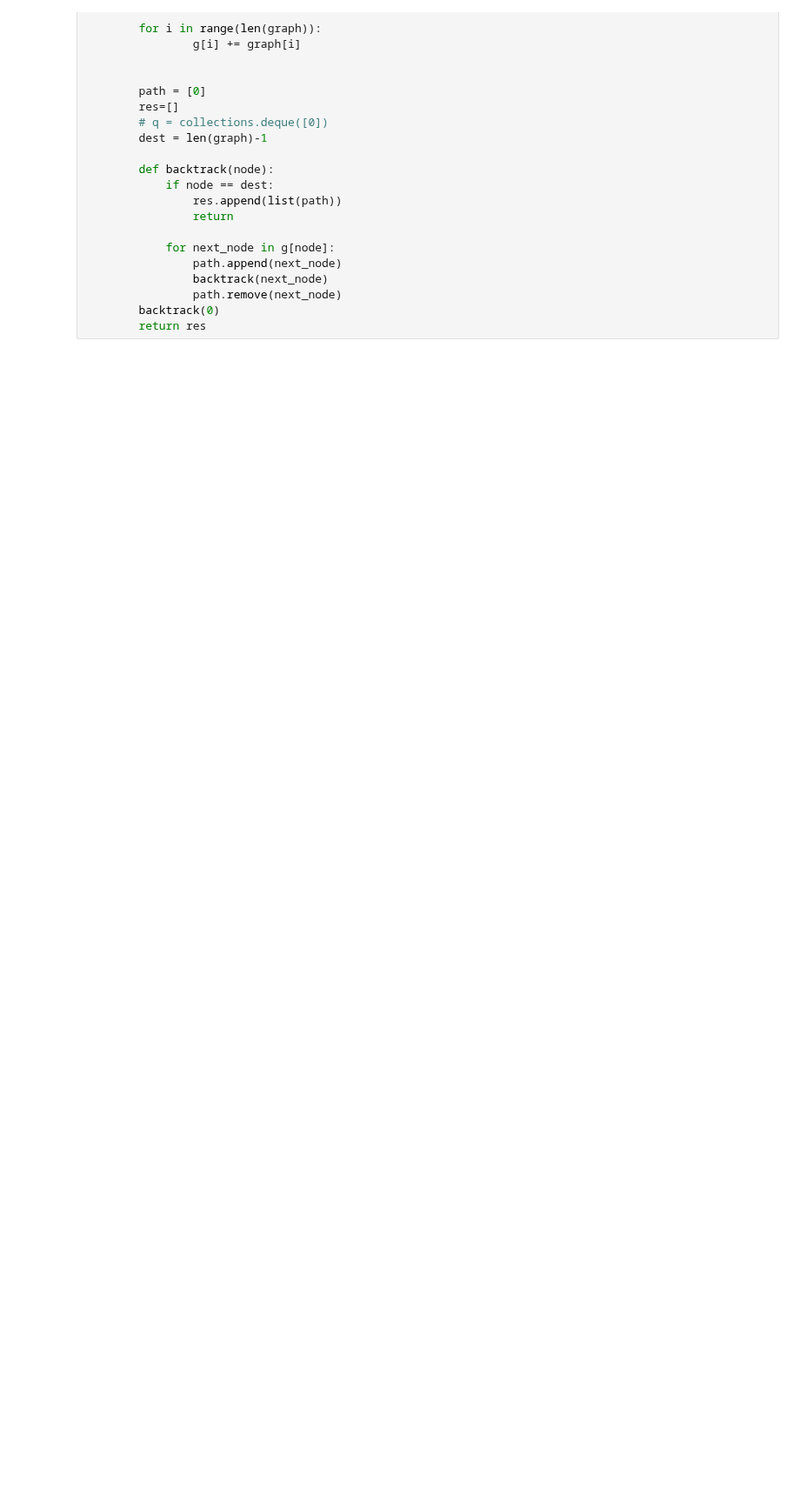
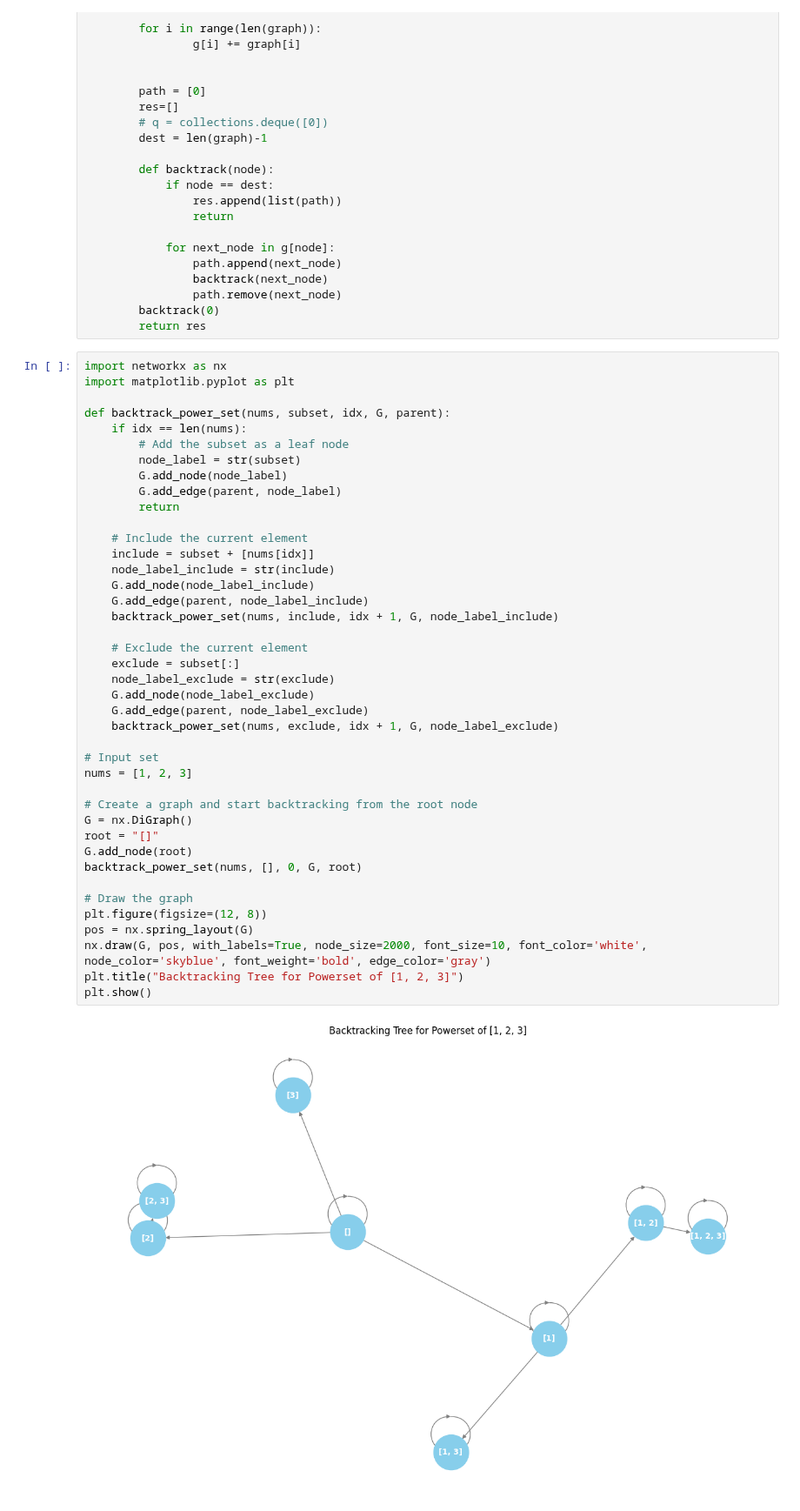
Before and after one commit to mahbubcsedu/interviewcoding, a Jupyter notebook: recursion.ipynb, the cells around one changed output. Shown at 87% size. Saved outputs shown, nothing was run; the diff lists cells and outputs as text; blank space fills up the shorter version.

```diff
--- a/recursion.ipynb
+++ b/recursion.ipynb
@@ -831,3 +831,46 @@ class Solution:
                 path.remove(next_node)
         backtrack(0)
         return res
+# %%
+import networkx as nx
+import matplotlib.pyplot as plt
+
+def backtrack_power_set(nums, subset, idx, G, parent):
+    if idx == len(nums):
+        # Add the subset as a leaf node
+        node_label = str(subset)
+        G.add_node(node_label)
+        G.add_edge(parent, node_label)
+        return
+
+    # Include the current element
+    include = subset + [nums[idx]]
+    node_label_include = str(include)
+    G.add_node(node_label_include)
+    G.add_edge(parent, node_label_include)
+    backtrack_power_set(nums, include, idx + 1, G, node_label_include)
+
+    # Exclude the current element
+    exclude = subset[:]
+    node_label_exclude = str(exclude)
+    G.add_node(node_label_exclude)
+    G.add_edge(parent, node_label_exclude)
+    backtrack_power_set(nums, exclude, idx + 1, G, node_label_exclude)
+
+# Input set
+nums = [1, 2, 3]
+
+# Create a graph and start backtracking from the root node
+G = nx.DiGraph()
+root = "[]"
+G.add_node(root)
+backtrack_power_set(nums, [], 0, G, root)
+
+# Draw the graph
+plt.figure(figsize=(12, 8))
+pos = nx.spring_layout(G)
+nx.draw(G, pos, with_labels=True, node_size=2000, font_size=10, font_color='white', node_color='skyblue', font_weight='bold', edge_color='gray')
+plt.title("Backtracking Tree for Powerset of [1, 2, 3]")
+plt.show()
+# %% [output]
+[figure, added]
```
